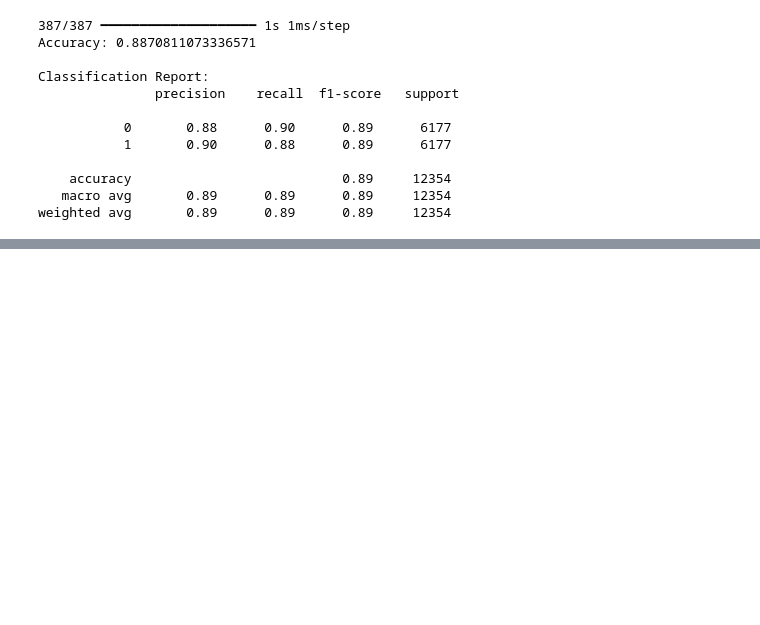
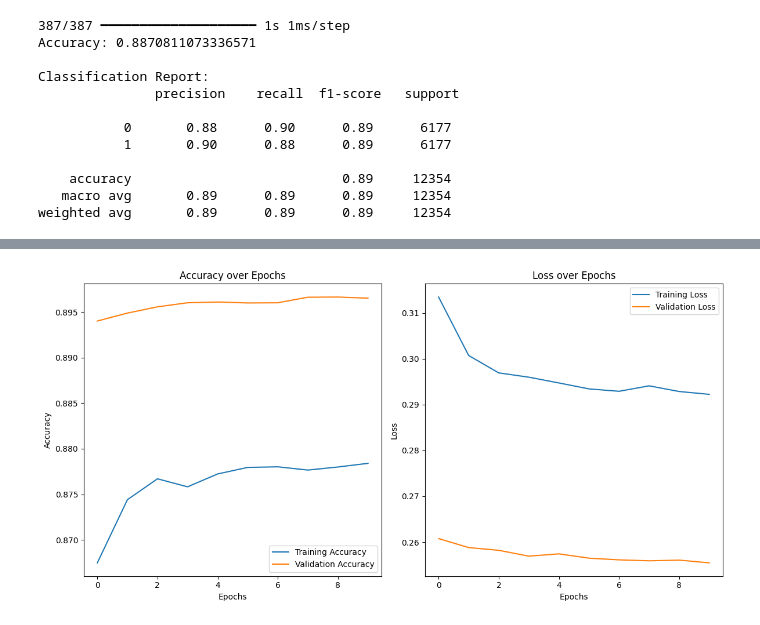
Before and after one commit to LahiWeer/2330902-ML_CW, a Jupyter notebook: ML models/NN_model.ipynb, the cells around one changed output, grey strips where cells are left out. Drawn from its saved outputs; the diff is of its cells as text; code cells hidden in the pictures; blank space fills up the shorter version.

```diff
--- a/ML models/NN_model.ipynb
+++ b/ML models/NN_model.ipynb
@@ -116,0 +213,47 @@ weighted avg       0.89      0.89      0.89     12354
+# %%
+# Step 8: Plot Accuracy and Loss over Epochs
+# Initialize lists to store the accuracy and loss for all folds
+train_accuracies = []
+val_accuracies = []
+train_losses = []
+val_losses = []
+
+# Find the minimum number of epochs across all folds
+min_epochs = min([len(fold_history['accuracy']) for fold_history in history])
+
+# Collect history for each fold and trim to the minimum number of epochs
+for fold_history in history:
+    train_accuracies.append(fold_history['accuracy'][:min_epochs])
+    val_accuracies.append(fold_history['val_accuracy'][:min_epochs])
+    train_losses.append(fold_history['loss'][:min_epochs])
+    val_losses.append(fold_history['val_loss'][:min_epochs])
+
+# Convert lists to numpy arrays and calculate average across folds
+avg_train_accuracy = np.mean(train_accuracies, axis=0)
+avg_val_accuracy = np.mean(val_accuracies, axis=0)
+avg_train_loss = np.mean(train_losses, axis=0)
+avg_val_loss = np.mean(val_losses, axis=0)
+
+# Plot accuracy
+plt.figure(figsize=(12, 6))
+plt.subplot(1, 2, 1)
+plt.plot(avg_train_accuracy, label='Training Accuracy')
+plt.plot(avg_val_accuracy, label='Validation Accuracy')
+plt.title('Accuracy over Epochs')
+plt.xlabel('Epochs')
+plt.ylabel('Accuracy')
+plt.legend()
+
+# Plot loss
+plt.subplot(1, 2, 2)
+plt.plot(avg_train_loss, label='Training Loss')
+plt.plot(avg_val_loss, label='Validation Loss')
+plt.title('Loss over Epochs')
+plt.xlabel('Epochs')
+plt.ylabel('Loss')
+plt.legend()
+
+plt.tight_layout()
+plt.show()
+# %% [output]
+[figure, added]
```
Also changed, not shown: parts of 3 cells of this notebook.
